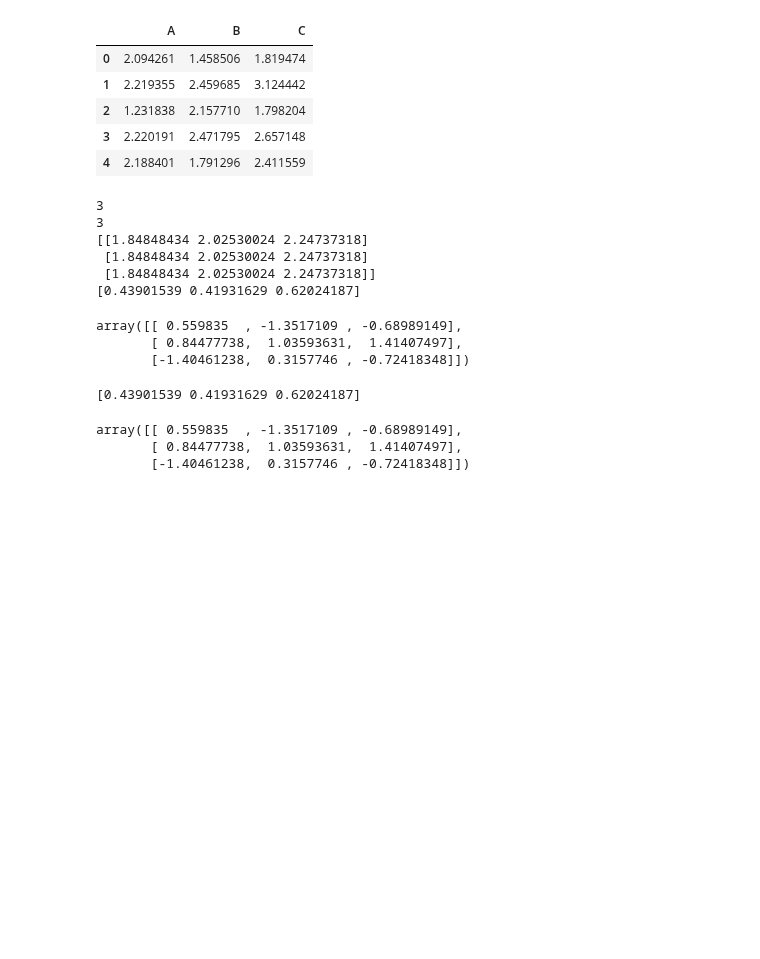
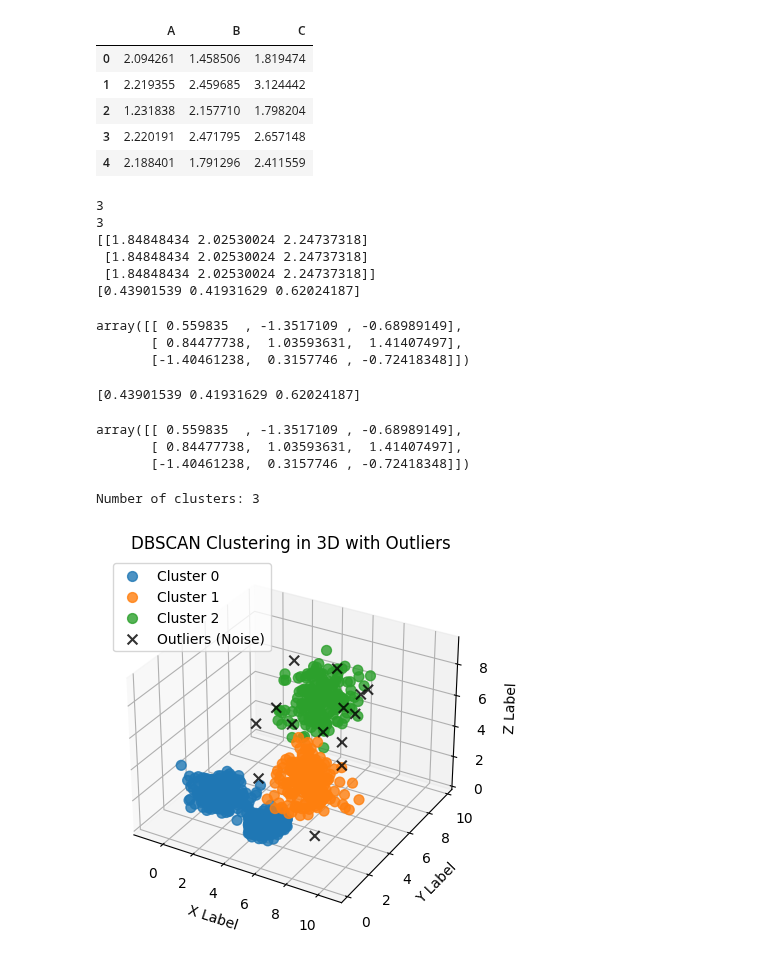
Before and after one commit to davidliu52/ml_learning, a Jupyter notebook: Apply ML/Exercise 04/answer 4.ipynb, the cells around one changed output. Saved outputs shown, nothing was run; the diff lists cells and outputs as text; code cells hidden in the pictures; blank space fills up the shorter version.

```diff
--- a/Apply ML/Exercise 04/answer 4.ipynb
+++ b/Apply ML/Exercise 04/answer 4.ipynb
@@ -249,3 +249,70 @@ zscores
 array([[ 0.559835  , -1.3517109 , -0.68989149],
        [ 0.84477738,  1.03593631,  1.41407497],
        [-1.40461238,  0.3157746 , -0.72418348]])
+# %%
+import numpy as np
+import matplotlib.pyplot as plt
+from mpl_toolkits.mplot3d import Axes3D
+from sklearn.cluster import DBSCAN
+from sklearn.datasets import make_blobs
+from sklearn.metrics import silhouette_score
+
+# Assuming X is your 3D data
+X=np.array(df)
+# Use DBSCAN
+dbscan = DBSCAN(eps=1, min_samples=5)
+labels = dbscan.fit_predict(X)
+
+# Count the number of clusters (ignoring noise, labeled as -1)
+num_clusters = len(set(labels)) - (1 if -1 in labels else 0)
+print(f"Number of clusters: {num_clusters}")
+
+# Plotting function for 3D clusters with outliers
+def plot_3d_clusters(X, labels):
+    fig = plt.figure()
+    ax = fig.add_subplot(111, projection='3d')
+
+    # Get unique labels excluding noise (-1)
+    unique_labels = np.unique(labels[labels != -1])
+
+    # Scatter plot for each cluster
+    for cluster_label in unique_labels:
+        cluster_indices = (labels == cluster_label)
+        ax.scatter(
+            X[cluster_indices, 0],
+            X[cluster_indices, 1],
+            X[cluster_indices, 2],
+            label=f'Cluster {cluster_label}',
+            s=50,
+            alpha=0.8
+        )
+
+    # Plot outliers (noise points)
+    outlier_indices = (labels == -1)
+    ax.scatter(
+        X[outlier_indices, 0],
+        X[outlier_indices, 1],
+        X[outlier_indices, 2],
+        label='Outliers (Noise)',
+        c='black',
+        marker='x',
+        s=50,
+        alpha=0.8
+    )
+
+    # Set labels
+    ax.set_xlabel('X Label')
+    ax.set_ylabel('Y Label')
+    ax.set_zlabel('Z Label')
+
+    # Add legend
+    ax.legend()
+
+    plt.title('DBSCAN Clustering in 3D with Outliers')
+    plt.show()
+
+# Plot 3D clusters with outliers
+plot_3d_clusters(X, labels)
+# %% [output]
+Number of clusters: 3
+[figure, added]
```
Also changed, not shown: parts of 2 cells of this notebook, 5 other files.
